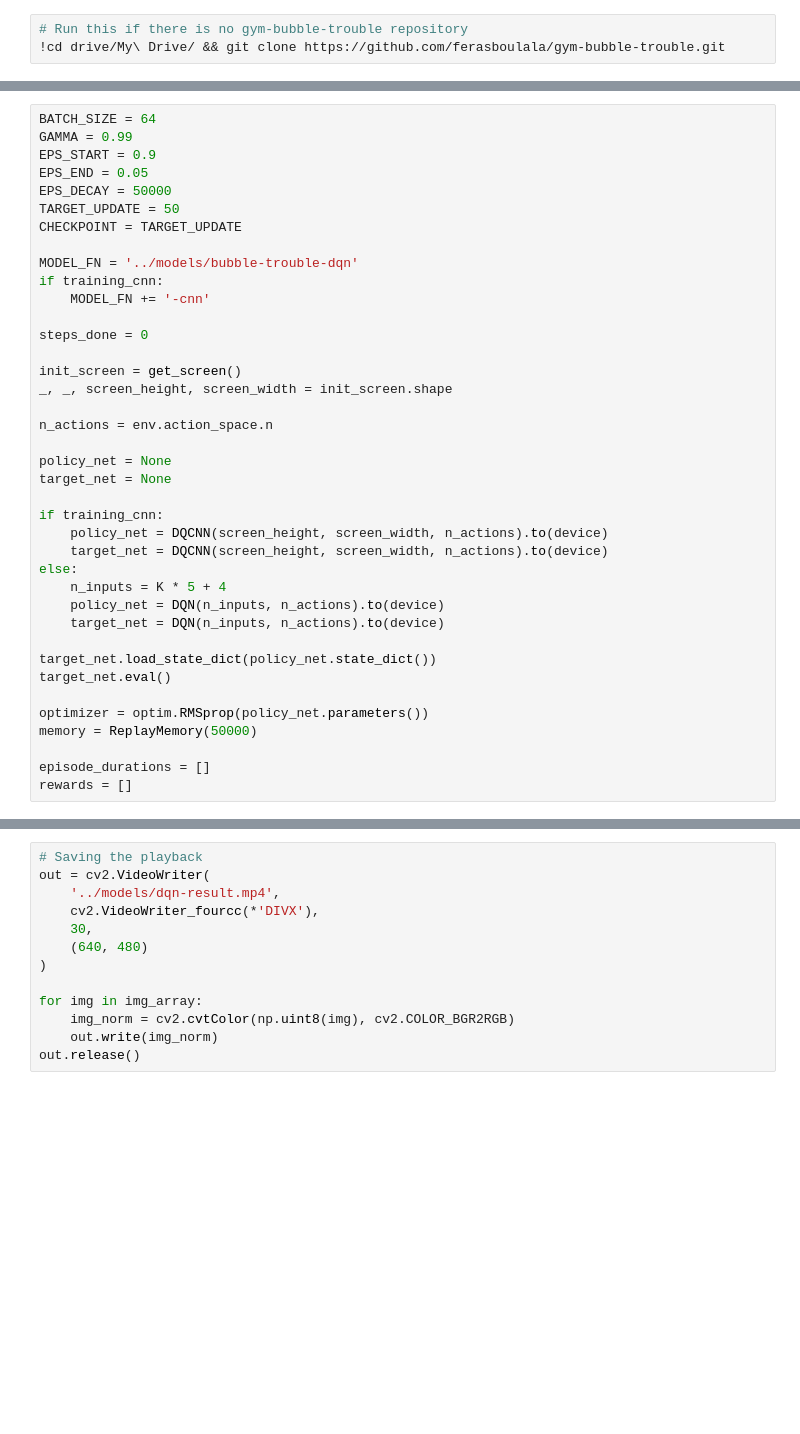
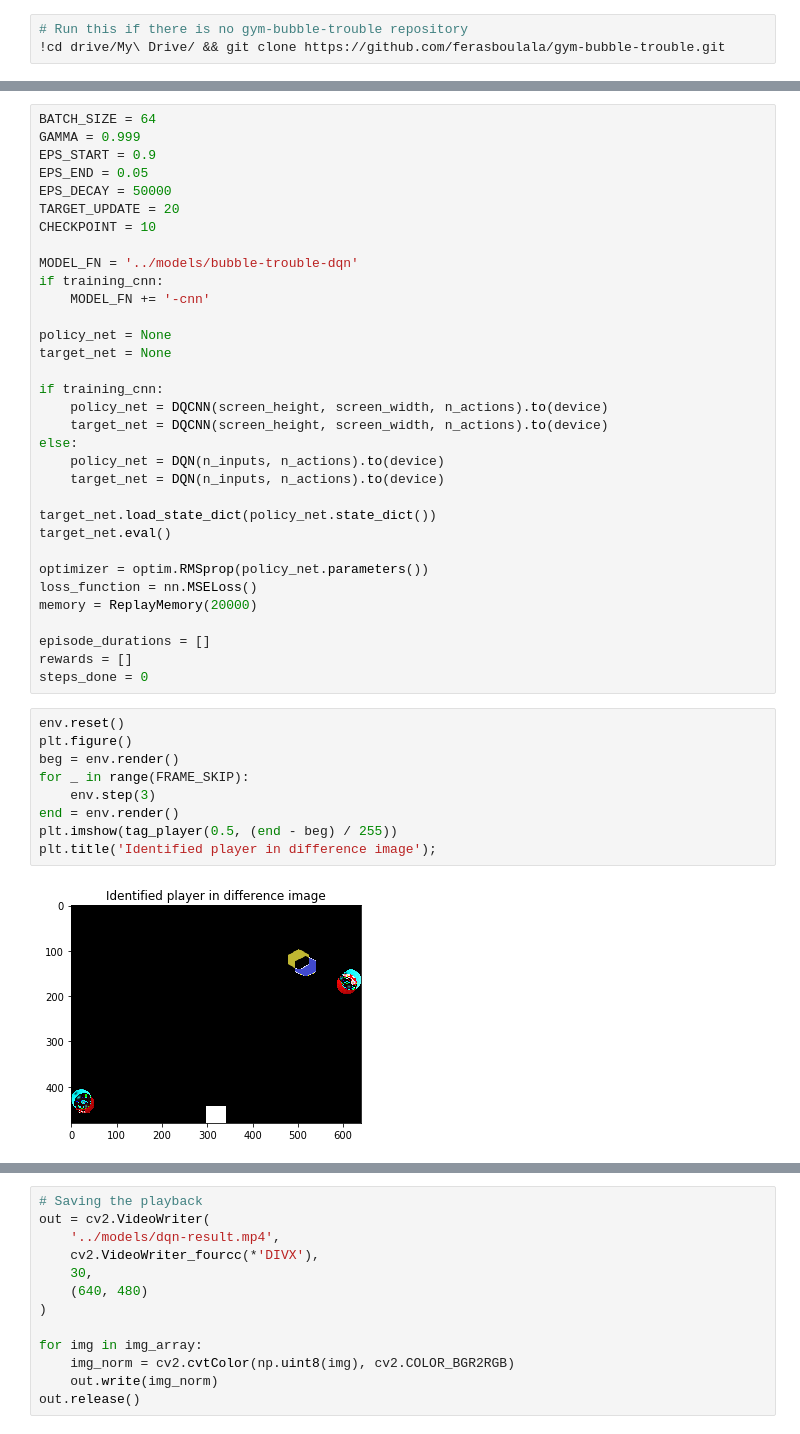
Before and after one commit to NeonKicks/INF8225-DQN-BubbleTrouble, a Jupyter notebook: notebook/bubble_trouble_dqn.ipynb, the cells around one changed output, grey strips where cells are left out. Saved outputs shown, nothing was run; the diff lists cells and outputs as text; blank space fills up the shorter version.

```diff
--- a/notebook/bubble_trouble_dqn.ipynb
+++ b/notebook/bubble_trouble_dqn.ipynb
@@ -204,22 +243,15 @@ def optimize_model():
 # %%
 BATCH_SIZE = 64
-GAMMA = 0.99
+GAMMA = 0.999
 EPS_START = 0.9
 EPS_END = 0.05
 EPS_DECAY = 50000
-TARGET_UPDATE = 50
-CHECKPOINT = TARGET_UPDATE
+TARGET_UPDATE = 20
+CHECKPOINT = 10
 
 MODEL_FN = '../models/bubble-trouble-dqn'
 if training_cnn:
     MODEL_FN += '-cnn'
-
-steps_done = 0
-
-init_screen = get_screen()
-_, _, screen_height, screen_width = init_screen.shape
-
-n_actions = env.action_space.n
 
 policy_net = None
 target_net = None
@@ -228,7 +260,6 @@ if training_cnn:
     policy_net = DQCNN(screen_height, screen_width, n_actions).to(device)
     target_net = DQCNN(screen_height, screen_width, n_actions).to(device)
 else:
-    n_inputs = K * 5 + 4
     policy_net = DQN(n_inputs, n_actions).to(device)
     target_net = DQN(n_inputs, n_actions).to(device)
 
@@ -236,8 +267,21 @@ target_net.load_state_dict(policy_net.state_dict())
 target_net.eval()
 
 optimizer = optim.RMSprop(policy_net.parameters())
-memory = ReplayMemory(50000)
+loss_function = nn.MSELoss()
+memory = ReplayMemory(20000)
 
 episode_durations = []
 rewards = []
+steps_done = 0
+# %%
+env.reset()
+plt.figure()
+beg = env.render()
+for _ in range(FRAME_SKIP):
+    env.step(3)
+end = env.render()
+plt.imshow(tag_player(0.5, (end - beg) / 255))
+plt.title('Identified player in difference image');
+# %% [output]
+[figure, added]
 # %%
```
Also changed, not shown: parts of 8 cells of this notebook.
